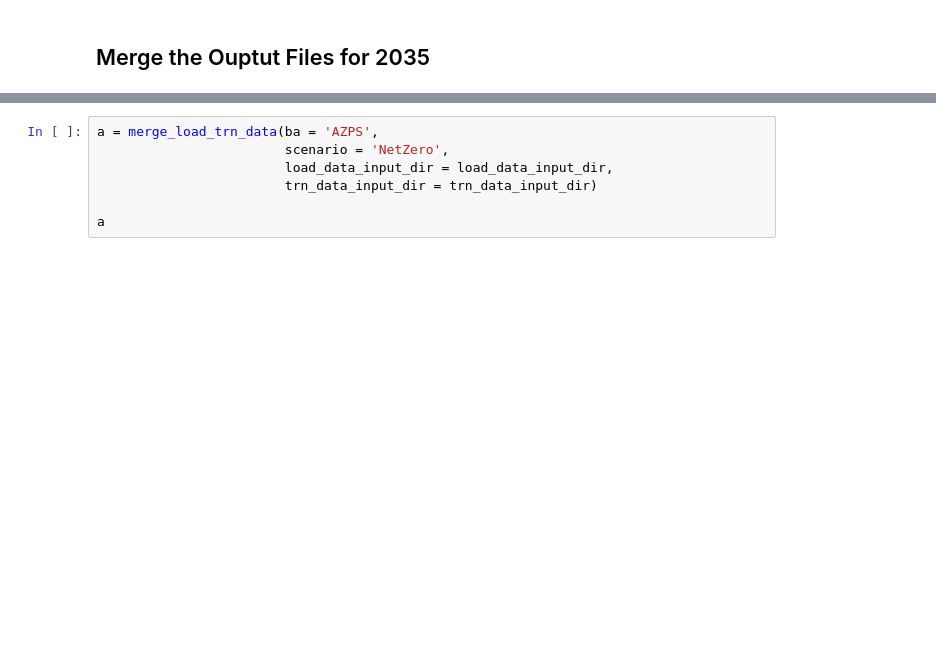
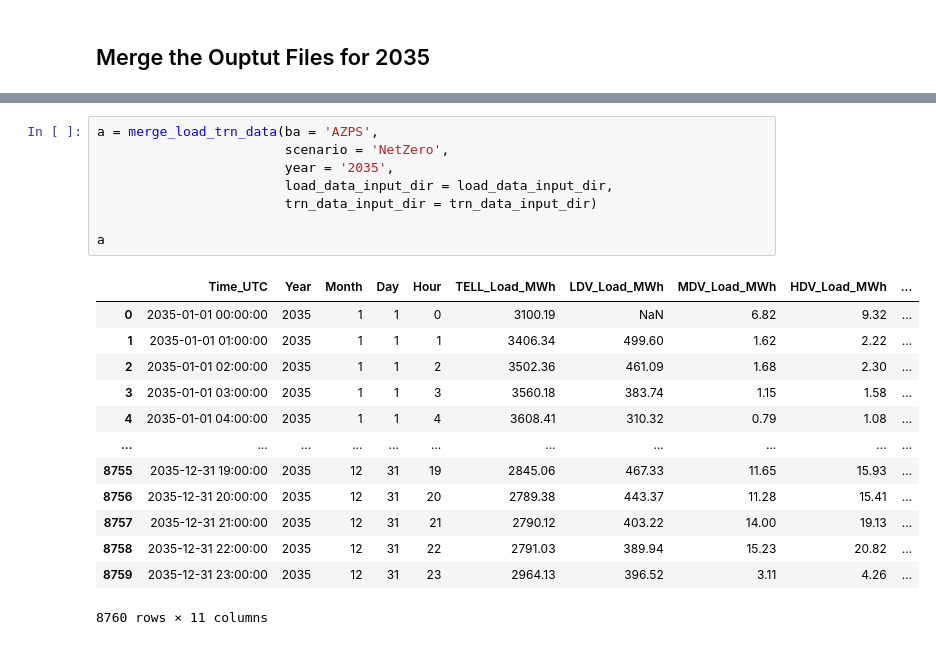
Before and after one commit to GODEEEP/load_analysis, a Jupyter notebook: notebooks/transportation_analysis.ipynb, the cells around one changed output, grey strips where cells are left out. Cells and saved outputs as stored; diff of their text form; blank space fills up the shorter version.

```diff
--- a/notebooks/transportation_analysis.ipynb
+++ b/notebooks/transportation_analysis.ipynb
@@ -125,9 +128,24 @@ def merge_load_trn_data(ba: str, scenario: str, load_data_input_dir: str, trn_da
 # %%
 a = merge_load_trn_data(ba = 'AZPS',
                         scenario = 'NetZero',
+                        year = '2035',
                         load_data_input_dir = load_data_input_dir,
                         trn_data_input_dir = trn_data_input_dir)
 
 a
+# %% [output]
+|  | Time_UTC | Year | Month | Day | Hour | TELL_Load_MWh | LDV_Load_MWh | MDV_Load_MWh | HDV_Load_MWh | ... |
+| 0 | 2035-01-01 00:00:00 | 2035 | 1 | 1 | 0 | 3100.19 | NaN | 6.82 | 9.32 | ... |
+| 1 | 2035-01-01 01:00:00 | 2035 | 1 | 1 | 1 | 3406.34 | 499.60 | 1.62 | 2.22 | ... |
+| 2 | 2035-01-01 02:00:00 | 2035 | 1 | 1 | 2 | 3502.36 | 461.09 | 1.68 | 2.30 | ... |
+| 3 | 2035-01-01 03:00:00 | 2035 | 1 | 1 | 3 | 3560.18 | 383.74 | 1.15 | 1.58 | ... |
+| 4 | 2035-01-01 04:00:00 | 2035 | 1 | 1 | 4 | 3608.41 | 310.32 | 0.79 | 1.08 | ... |
+| ... | ... | ... | ... | ... | ... | ... | ... | ... | ... | ... |
+| 8755 | 2035-12-31 19:00:00 | 2035 | 12 | 31 | 19 | 2845.06 | 467.33 | 11.65 | 15.93 | ... |
+| 8756 | 2035-12-31 20:00:00 | 2035 | 12 | 31 | 20 | 2789.38 | 443.37 | 11.28 | 15.41 | ... |
+| 8757 | 2035-12-31 21:00:00 | 2035 | 12 | 31 | 21 | 2790.12 | 403.22 | 14.00 | 19.13 | ... |
+| 8758 | 2035-12-31 22:00:00 | 2035 | 12 | 31 | 22 | 2791.03 | 389.94 | 15.23 | 20.82 | ... |
+| 8759 | 2035-12-31 23:00:00 | 2035 | 12 | 31 | 23 | 2964.13 | 396.52 | 3.11 | 4.26 | ... |
+8760 rows × 11 columns
 # %%
 # Define a function to plot the comparison between the TELL and transportation loads for a given BA:
```
Also changed, not shown: parts of 3 cells of this notebook, 1 other file.
